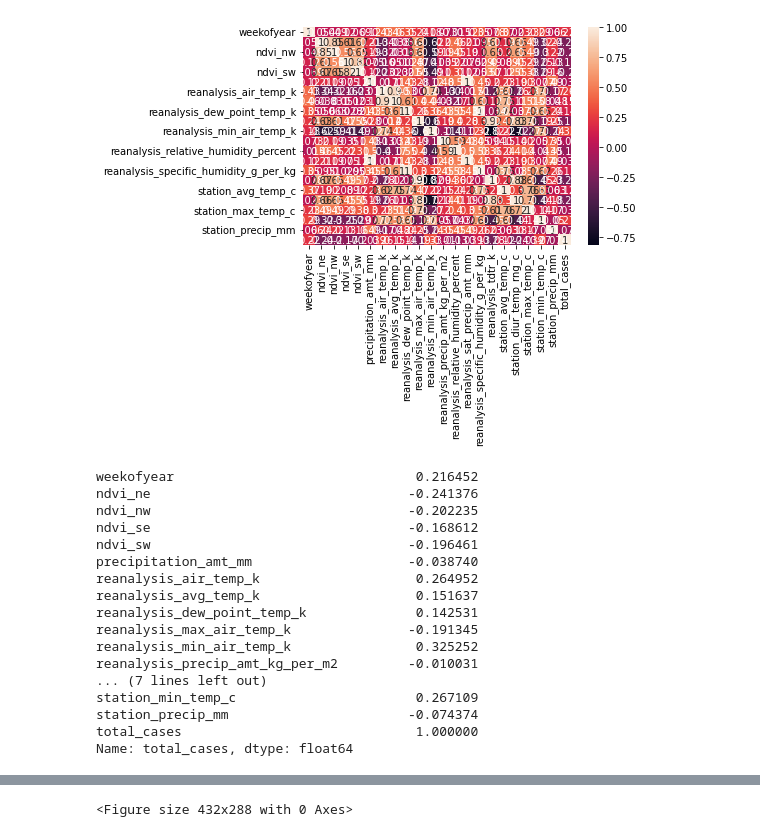
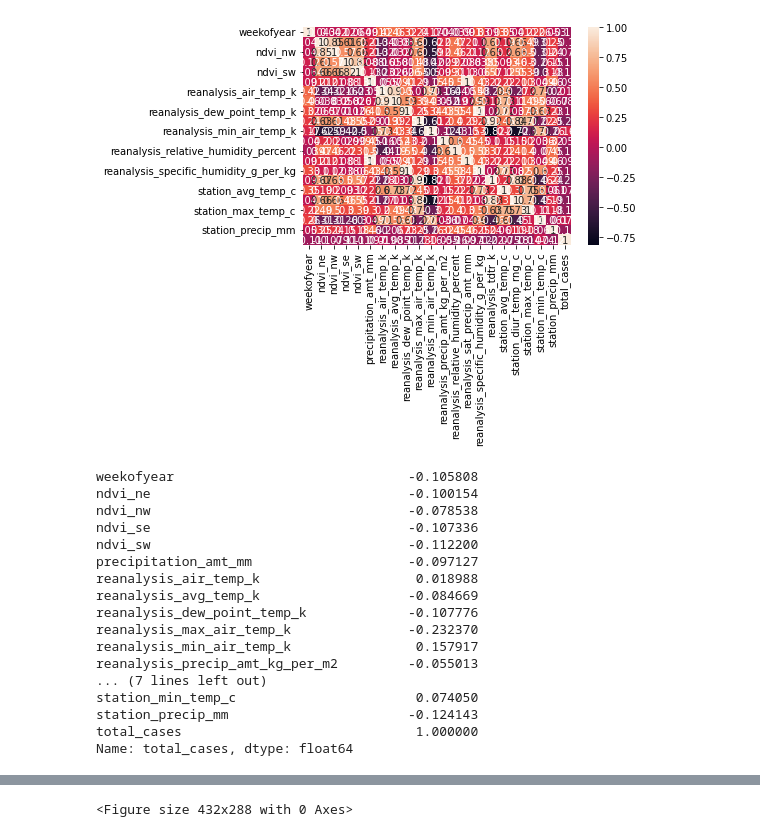
Before and after one commit to Camouflage10/disease-spread-model, a Jupyter notebook: disease_model_boosting.ipynb, the cells around one changed output, grey strips where cells are left out. Cells and saved outputs as stored; diff of their text form; code cells hidden in the pictures.

```diff
--- a/disease_model_boosting.ipynb
+++ b/disease_model_boosting.ipynb
@@ -28,9 +32,6 @@ def load_params():
     return params
 # %%
 from matplotlib import text
-x_train = pd.read_csv ('dengue_features_train.csv', na_values=' NAN')
-y_train=pd.read_csv('dengue_labels_train.csv', na_values=' NAN')
-test =pd.read_csv ('dengue_features_test.csv', na_values=' NAN')
-test=test.drop(columns=['city', 'year', 'week_start_date'])
-y_train=y_train.drop(columns=['city', 'year'])
-x_train=x_train.drop(columns=['city', 'year', 'week_start_date'])
+x = pd.read_csv ('dengue_features_train.csv')
+y = pd.read_csv ('dengue_labels_train.csv')
+test = pd.read_csv ('dengue_features_test.csv')
@@ -37,28 +70,32 @@ x_train=x_train.drop(columns=['city', 'year', 'week_start_date'])
+# %%
+test=test.drop(columns=['city','year','week_start_date'])
+y=y.drop(columns=['city','year'])
+x=x.drop(columns=['city','year','week_start_date'])
 # %%
 #data analysis
 
-x_train['total_cases']=y_train['total_cases']
-corrMatrix = x_train.corr()
+x['total_cases']=y['total_cases']
+corrMatrix = x.corr()
 sn.heatmap(corrMatrix, annot=True)
 plt.show()
 lastCol=corrMatrix.iloc[:,-1]
 print(lastCol)
 # %% [output]
-[figure, old version]
+[figure, new version]
-weekofyear                               0.216452
-ndvi_ne                                 -0.241376
-ndvi_nw                                 -0.202235
-ndvi_se                                 -0.168612
-ndvi_sw                                 -0.196461
-precipitation_amt_mm                    -0.038740
-reanalysis_air_temp_k                    0.264952
-reanalysis_avg_temp_k                    0.151637
-reanalysis_dew_point_temp_k              0.142531
-reanalysis_max_air_temp_k               -0.191345
-reanalysis_min_air_temp_k                0.325252
-reanalysis_precip_amt_kg_per_m2         -0.010031
+weekofyear                              -0.105808
+ndvi_ne                                 -0.100154
+ndvi_nw                                 -0.078538
+ndvi_se                                 -0.107336
+ndvi_sw                                 -0.112200
+precipitation_amt_mm                    -0.097127
+reanalysis_air_temp_k                    0.018988
+reanalysis_avg_temp_k                   -0.084669
+reanalysis_dew_point_temp_k             -0.107776
+reanalysis_max_air_temp_k               -0.232370
+reanalysis_min_air_temp_k                0.157917
+reanalysis_precip_amt_kg_per_m2         -0.055013
 ... (7 lines left out)
-station_min_temp_c                       0.267109
-station_precip_mm                       -0.074374
+station_min_temp_c                       0.074050
+station_precip_mm                       -0.124143
 total_cases                              1.000000
 Name: total_cases, dtype: float64
```
Also changed, not shown: parts of 10 cells of this notebook.
